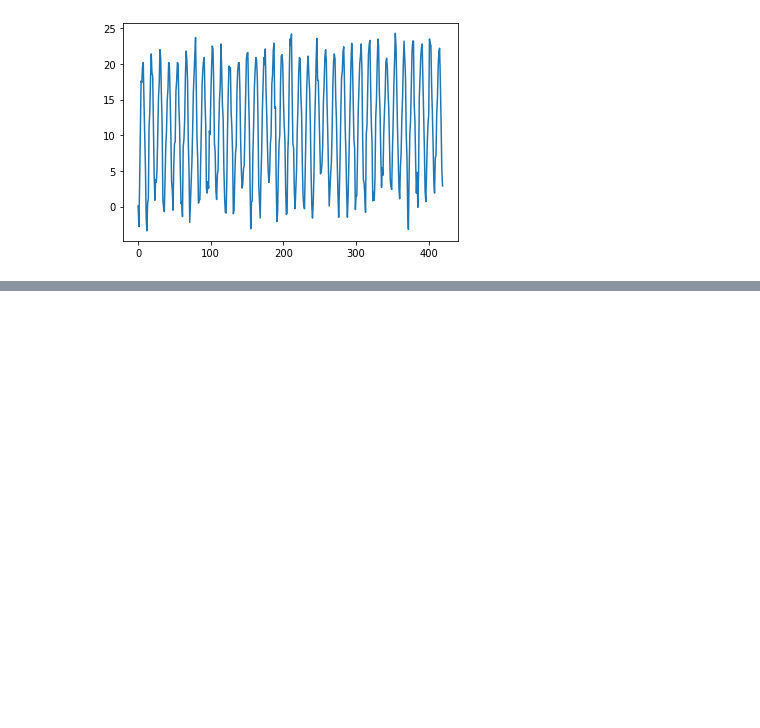
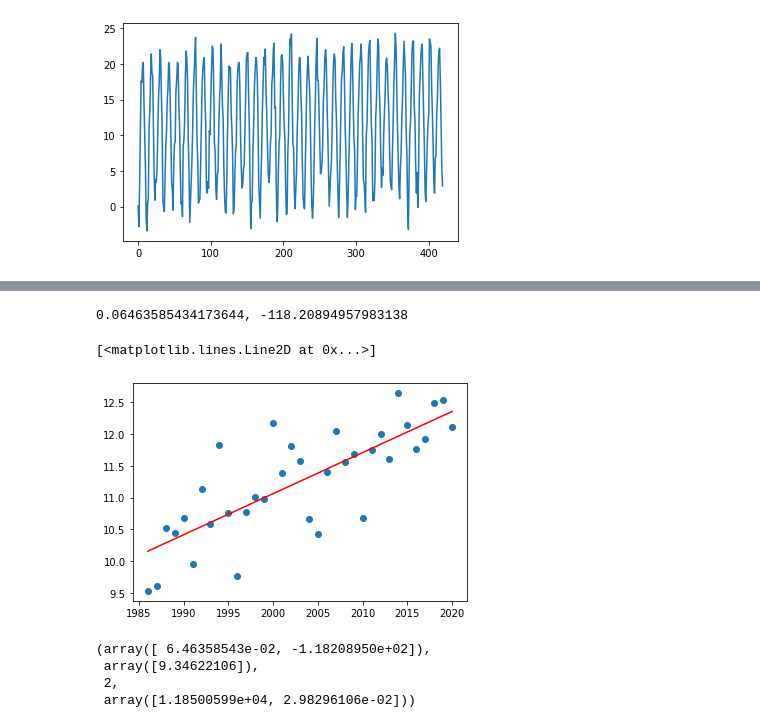
Before and after one commit to DejanPeric058/Seminarska-naloga-pri-Statistiki, a Jupyter notebook: 3. naloga.ipynb, the cells around one changed output, grey strips where cells are left out. Cells and saved outputs as stored; diff of their text form; code cells hidden in the pictures; blank space fills up the shorter version.

```diff
--- a/3. naloga.ipynb
+++ b/3. naloga.ipynb
@@ -35,0 +50,19 @@ plt.ylim(min(Tplot)*0.8, 1.2*max(Tplot))
+# %%
+A = np.vstack([leta, np.ones(len(leta))]).T
+result = LA.lstsq(A, T_leta, rcond=None)
+k, n = result[0]
+print(str(k) +', ' + str(n))
+premica = [leta[i]*k + n for i in range(len(leta))]
+plt.scatter(casPlot, Tplot)
+plt.plot(casPlot, premica, 'r')
+# %% [output]
+0.06463585434173644, -118.20894957983138
+[<matplotlib.lines.Line2D at 0x...>]
+[figure, added]
+# %%
+result
+# %% [output]
+(array([ 6.46358543e-02, -1.18208950e+02]),
+ array([9.34622106]),
+ 2,
+ array([1.18500599e+04, 2.98296106e-02]))
```
Also changed, not shown: parts of 10 cells of this notebook, 7 other files.
